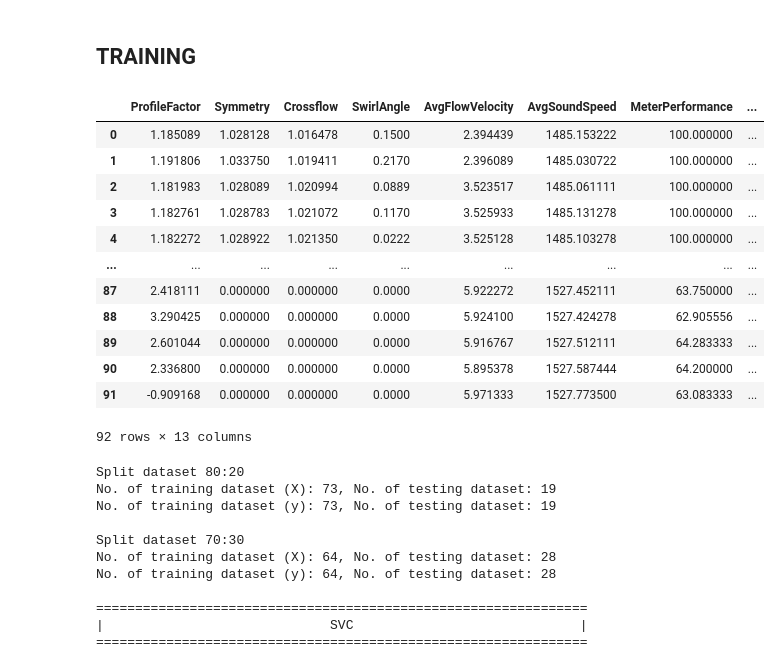
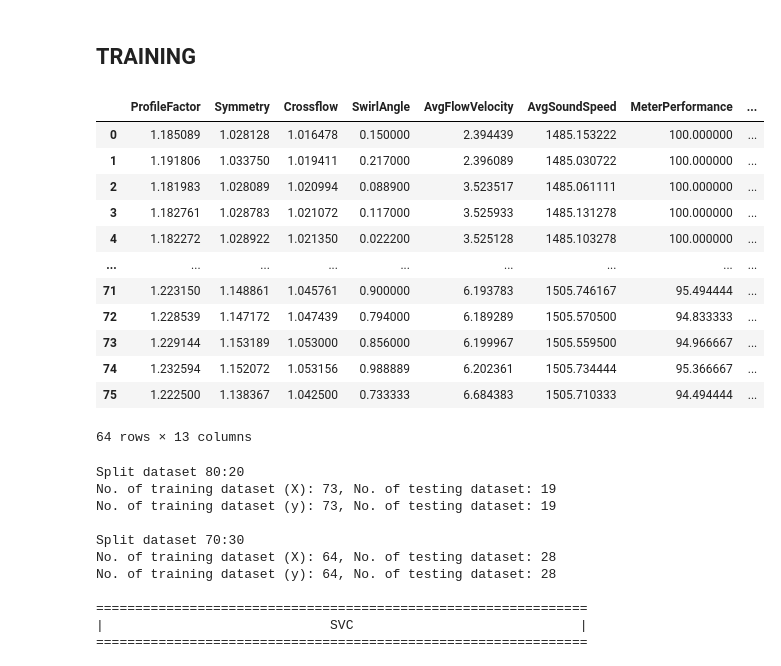
Before and after one commit to davidhgh/csc3005-AE, a Jupyter notebook: analysis_1.ipynb, the cells around one changed output. Saved outputs shown, nothing was run; the diff lists cells and outputs as text; code cells hidden in the pictures.

```diff
--- a/analysis_1.ipynb
+++ b/analysis_1.ipynb
@@ -490,3 +490,10 @@ dataD_df = dataD.drop(['SignalStrengthP1_1',
                        'SoundSpeedP3',
                        'SoundSpeedP4'
                        ], axis=1)
+# %%
+# Shift HealthState to the back
+outputCol = dataB_df['HealthState']
+dataB_df = dataB_df.drop(['HealthState'], axis=1)
+dataB_df['HealthState'] = outputCol
+
+dataB_df
@@ -650,12 +741,15 @@ dataB_df.shape
 # %%
 # remove Outliers Using IQR: Upper whisker
 from scipy.stats import iqr
+
 Q1 = dataB_df.quantile(0.25)
 Q3 = dataB_df.quantile(0.75)
 IQR = Q3 - Q1
 print(IQR)
-cleandf = dataB_df[~((dataB_df < (Q1 - 1.5 * IQR)) |(dataB_df > (Q3 + 1.5 * IQR))).any(axis=1)]
-cleandf.shape
+
+
+cleandf_b = dataB_df[~((dataB_df < (Q1 - 1.5 * IQR)) |(dataB_df > (Q3 + 1.5 * IQR))).any(axis=1)]
+cleandf_b.shape
 # %% [output]
 ProfileFactor           0.190058
 Symmetry                0.272186
@@ -703,37 +800,33 @@ sns.pairplot(dataD_df, diag_kind="kde")
 # %%
 from sklearn.model_selection import train_test_split
 from sklearn.preprocessing import StandardScaler
 from sklearn.metrics import confusion_matrix
 from sklearn.metrics import f1_score
 from sklearn.metrics import accuracy_score
 
 # KNN
 from sklearn.neighbors import KNeighborsClassifier
 
 # Naive Bayes
 from sklearn.naive_bayes import GaussianNB
 
 # SVC
 from sklearn.svm import SVC
-
-
-dataB2_df = dataB_df
-dataB2_df['HealthState'] = dataB['HealthState']
-dataB2_df
+cleandf_b
 # %% [output]
 |  | ProfileFactor | Symmetry | Crossflow | SwirlAngle | AvgFlowVelocity | AvgSoundSpeed | MeterPerformance | ... |
-| 0 | 1.185089 | 1.028128 | 1.016478 | 0.1500 | 2.394439 | 1485.153222 | 100.000000 | ... |
-| 1 | 1.191806 | 1.033750 | 1.019411 | 0.2170 | 2.396089 | 1485.030722 | 100.000000 | ... |
-| 2 | 1.181983 | 1.028089 | 1.020994 | 0.0889 | 3.523517 | 1485.061111 | 100.000000 | ... |
-| 3 | 1.182761 | 1.028783 | 1.021072 | 0.1170 | 3.525933 | 1485.131278 | 100.000000 | ... |
-| 4 | 1.182272 | 1.028922 | 1.021350 | 0.0222 | 3.525128 | 1485.103278 | 100.000000 | ... |
+| 0 | 1.185089 | 1.028128 | 1.016478 | 0.150000 | 2.394439 | 1485.153222 | 100.000000 | ... |
+| 1 | 1.191806 | 1.033750 | 1.019411 | 0.217000 | 2.396089 | 1485.030722 | 100.000000 | ... |
+| 2 | 1.181983 | 1.028089 | 1.020994 | 0.088900 | 3.523517 | 1485.061111 | 100.000000 | ... |
+| 3 | 1.182761 | 1.028783 | 1.021072 | 0.117000 | 3.525933 | 1485.131278 | 100.000000 | ... |
+| 4 | 1.182272 | 1.028922 | 1.021350 | 0.022200 | 3.525128 | 1485.103278 | 100.000000 | ... |
 | ... | ... | ... | ... | ... | ... | ... | ... | ... |
-| 87 | 2.418111 | 0.000000 | 0.000000 | 0.0000 | 5.922272 | 1527.452111 | 63.750000 | ... |
-| 88 | 3.290425 | 0.000000 | 0.000000 | 0.0000 | 5.924100 | 1527.424278 | 62.905556 | ... |
-| 89 | 2.601044 | 0.000000 | 0.000000 | 0.0000 | 5.916767 | 1527.512111 | 64.283333 | ... |
-| 90 | 2.336800 | 0.000000 | 0.000000 | 0.0000 | 5.895378 | 1527.587444 | 64.200000 | ... |
-| 91 | -0.909168 | 0.000000 | 0.000000 | 0.0000 | 5.971333 | 1527.773500 | 63.083333 | ... |
+| 71 | 1.223150 | 1.148861 | 1.045761 | 0.900000 | 6.193783 | 1505.746167 | 95.494444 | ... |
+| 72 | 1.228539 | 1.147172 | 1.047439 | 0.794000 | 6.189289 | 1505.570500 | 94.833333 | ... |
+| 73 | 1.229144 | 1.153189 | 1.053000 | 0.856000 | 6.199967 | 1505.559500 | 94.966667 | ... |
+| 74 | 1.232594 | 1.152072 | 1.053156 | 0.988889 | 6.202361 | 1505.734444 | 95.366667 | ... |
+| 75 | 1.222500 | 1.138367 | 1.042500 | 0.733333 | 6.684383 | 1505.710333 | 94.494444 | ... |
-92 rows × 13 columns
+64 rows × 13 columns
 # %%
 def usingSVC(df, colSize):
     # Split data
```
Also changed, not shown: parts of 36 cells of this notebook.
